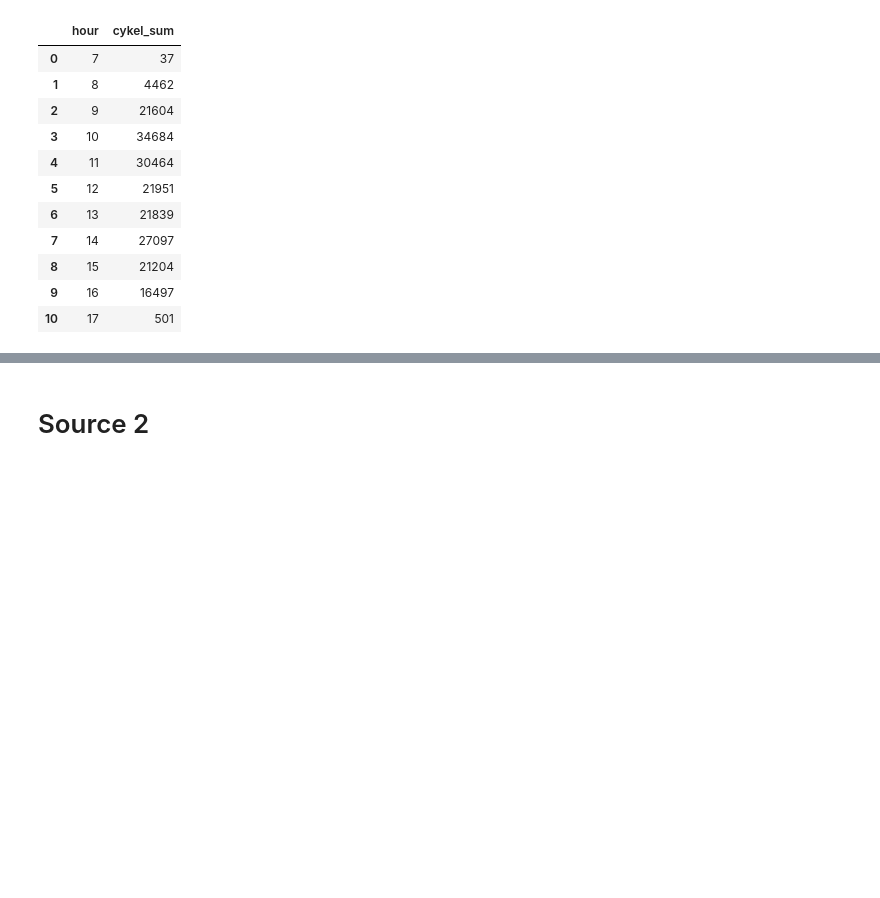
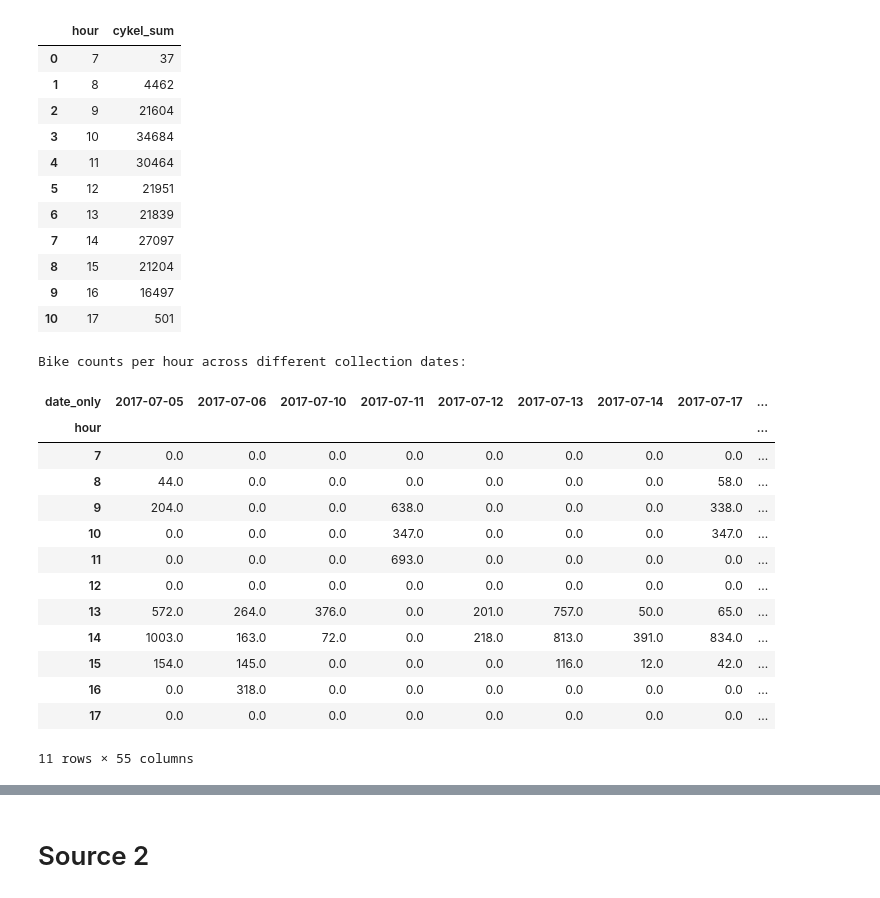
Before and after one commit to Flurry58/BigDataProject, a Jupyter notebook: Main.ipynb, the cells around one changed output, grey strips where cells are left out. Cells and saved outputs as stored; diff of their text form; code cells hidden in the pictures; blank space fills up the shorter version.

```diff
--- a/Main.ipynb
+++ b/Main.ipynb
@@ -82,3 +84,29 @@ Hourly bike count totals:
 | 8 | 15 | 21204 |
 | 9 | 16 | 16497 |
 | 10 | 17 | 501 |
+# %%
+df['date_only'] = df['oprettet_dt'].dt.date
+
+# Group by date and hour to examine patterns
+date_hour_counts = df.groupby(['date_only', 'hour'])['cykel_sum'].sum().reset_index()
+
+# Pivot the table to easily compare hours across different dates
+date_hour_pivot = date_hour_counts.pivot(index='hour', columns='date_only', values='cykel_sum').fillna(0)
+print("Bike counts per hour across different collection dates:")
+display(date_hour_pivot)
+# %% [output]
+Bike counts per hour across different collection dates:
+| date_only | 2017-07-05 | 2017-07-06 | 2017-07-10 | 2017-07-11 | 2017-07-12 | 2017-07-13 | 2017-07-14 | 2017-07-17 | ... |
+| hour |  |  |  |  |  |  |  |  | ... |
+| 7 | 0.0 | 0.0 | 0.0 | 0.0 | 0.0 | 0.0 | 0.0 | 0.0 | ... |
+| 8 | 44.0 | 0.0 | 0.0 | 0.0 | 0.0 | 0.0 | 0.0 | 58.0 | ... |
+| 9 | 204.0 | 0.0 | 0.0 | 638.0 | 0.0 | 0.0 | 0.0 | 338.0 | ... |
+| 10 | 0.0 | 0.0 | 0.0 | 347.0 | 0.0 | 0.0 | 0.0 | 347.0 | ... |
+| 11 | 0.0 | 0.0 | 0.0 | 693.0 | 0.0 | 0.0 | 0.0 | 0.0 | ... |
+| 12 | 0.0 | 0.0 | 0.0 | 0.0 | 0.0 | 0.0 | 0.0 | 0.0 | ... |
+| 13 | 572.0 | 264.0 | 376.0 | 0.0 | 201.0 | 757.0 | 50.0 | 65.0 | ... |
+| 14 | 1003.0 | 163.0 | 72.0 | 0.0 | 218.0 | 813.0 | 391.0 | 834.0 | ... |
+| 15 | 154.0 | 145.0 | 0.0 | 0.0 | 0.0 | 116.0 | 12.0 | 42.0 | ... |
+| 16 | 0.0 | 318.0 | 0.0 | 0.0 | 0.0 | 0.0 | 0.0 | 0.0 | ... |
+| 17 | 0.0 | 0.0 | 0.0 | 0.0 | 0.0 | 0.0 | 0.0 | 0.0 | ... |
+11 rows × 55 columns
```
Also changed, not shown: parts of 3 cells of this notebook.
